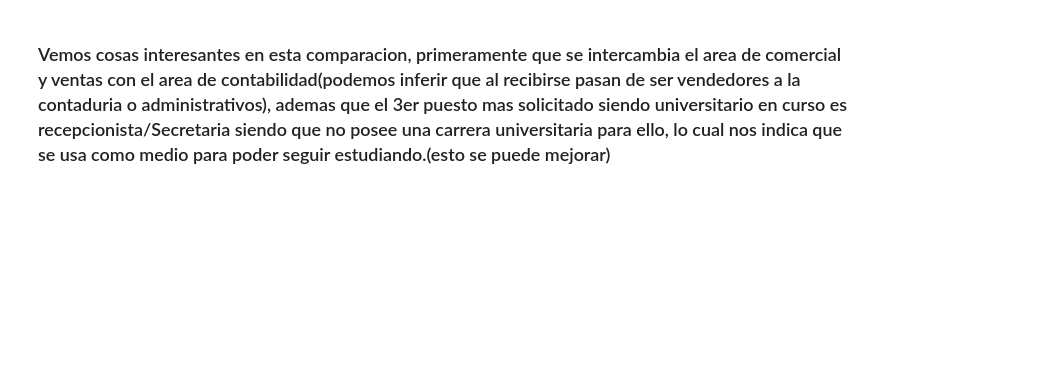
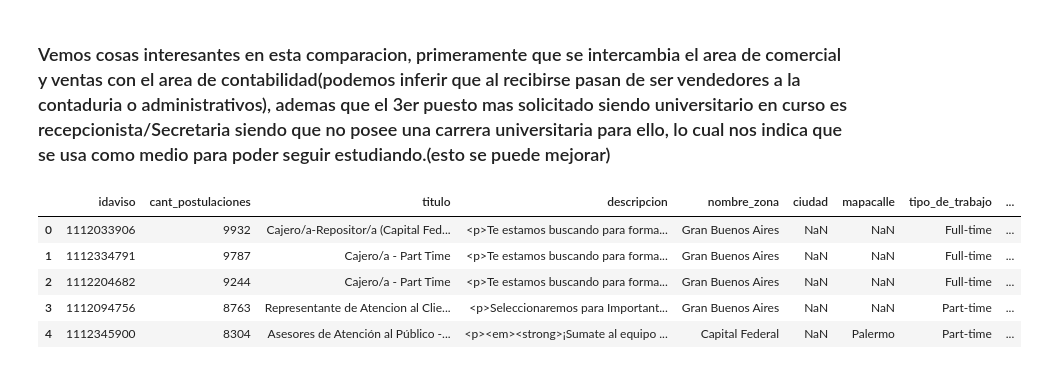
Before and after one commit to PRPablo/dataJobSearches, a Jupyter notebook: exploratoryAnalysis/tp_ariel.ipynb, the cells around one changed output. Drawn from its saved outputs; the diff is of its cells as text; code cells hidden in the pictures; blank space fills up the shorter version.

```diff
--- a/exploratoryAnalysis/tp_ariel.ipynb
+++ b/exploratoryAnalysis/tp_ariel.ipynb
@@ -373,2 +346,18 @@ ax.set_ylabel('Nombre del area');
 # %% [markdown]
 ### Vemos cosas interesantes en esta comparacion, primeramente que se intercambia el area de comercial y ventas con el area de contabilidad(podemos inferir que al recibirse pasan de ser vendedores a la contaduria o administrativos), ademas que el 3er puesto mas solicitado siendo universitario en curso es recepcionista/Secretaria siendo que no posee una carrera universitaria para ello, lo cual nos indica que se usa como medio para poder seguir estudiando.(esto se puede mejorar)
+# %%
+#avisos_detalles.head()
+#postulaciones.head()
+#post_max = pd.merge(postulaciones, postul, on='idaviso')
+post_group =postulaciones.groupby('idaviso')['idpostulante'].count().reset_index()
+post_group.rename(columns={'idpostulante':'cant_postulaciones'},inplace=True)
+post_group.sort_values(by='cant_postulaciones',ascending=False,inplace=True)
+post_group = pd.merge(post_group, avisos_detalles, on='idaviso')
+post_group.head()
+# %% [output]
+|  | idaviso | cant_postulaciones | titulo | descripcion | nombre_zona | ciudad | mapacalle | tipo_de_trabajo | ... |
+| 0 | 1112033906 | 9932 | Cajero/a-Repositor/a (Capital Fed... | <p>Te estamos buscando para forma... | Gran Buenos Aires | NaN | NaN | Full-time | ... |
+| 1 | 1112334791 | 9787 | Cajero/a - Part Time | <p>Te estamos buscando para forma... | Gran Buenos Aires | NaN | NaN | Full-time | ... |
+| 2 | 1112204682 | 9244 | Cajero/a - Part Time | <p>Te estamos buscando para forma... | Gran Buenos Aires | NaN | NaN | Full-time | ... |
+| 3 | 1112094756 | 8763 | Representante de Atencion al Clie... | <p>Seleccionaremos para Important... | Gran Buenos Aires | NaN | NaN | Part-time | ... |
+| 4 | 1112345900 | 8304 | Asesores de Atención al Público -... | <p><em><strong>¡Sumate al equipo ... | Capital Federal | NaN | Palermo | Part-time | ... |
```
Also changed, not shown: parts of 13 cells of this notebook.
